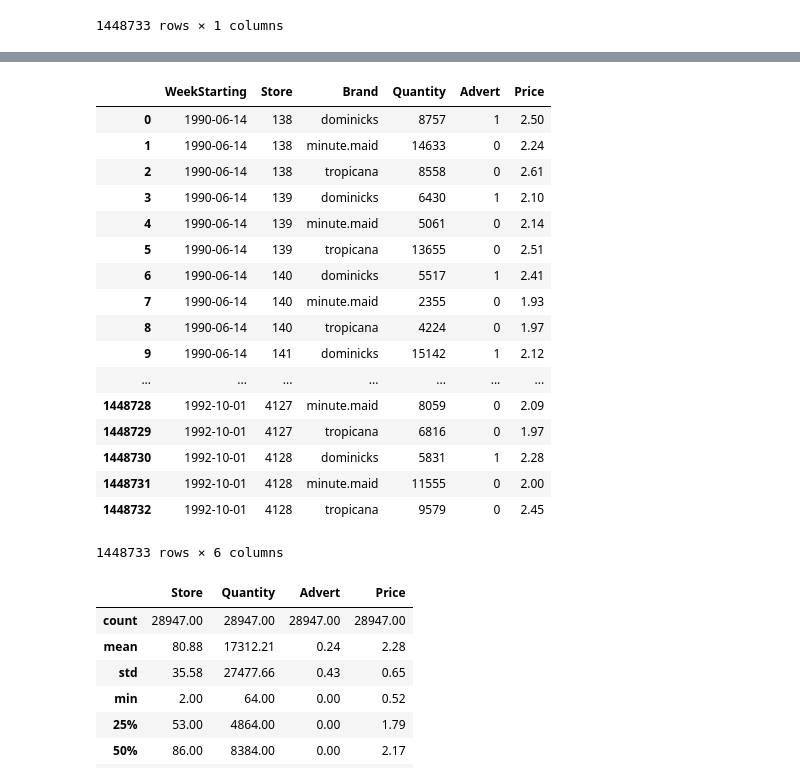
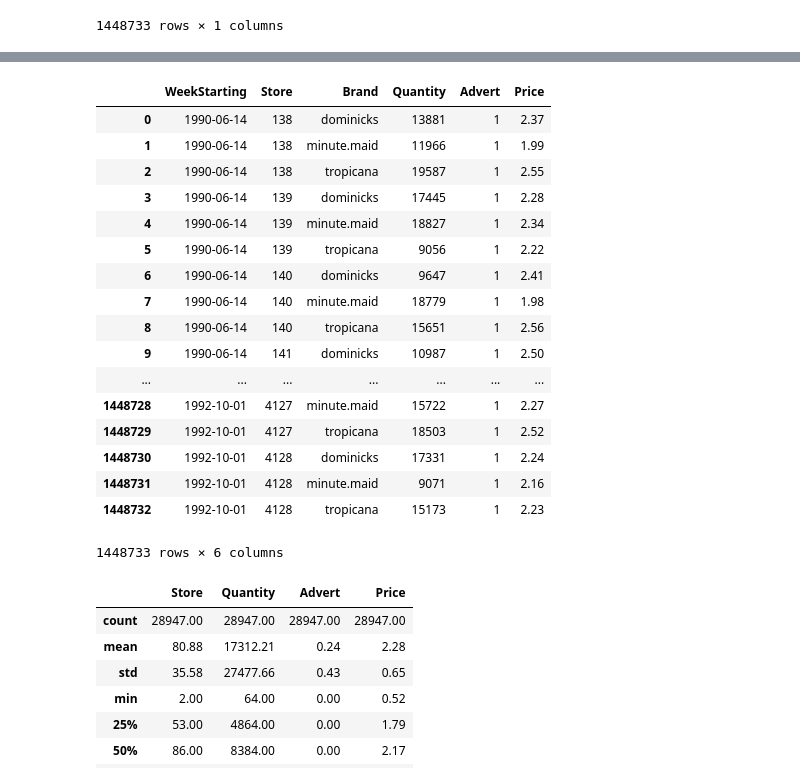
Before and after one commit to microsoft/solution-accelerator-many-models, a Jupyter notebook: 01_Data_Preparation/data-prep-forecasting-orange-juice-sales.ipynb, the cells around one changed output, grey strips where cells are left out. Cells and saved outputs as stored; diff of their text form; code cells hidden in the pictures.

```diff
--- a/01_Data_Preparation/data-prep-forecasting-orange-juice-sales.ipynb
+++ b/01_Data_Preparation/data-prep-forecasting-orange-juice-sales.ipynb
@@ -298,28 +246,27 @@ df_combined = pd.concat([dates_df_all, store_df_final, brands_df_all], axis=1, s
 # %%
-df_combined['Quantity'] = np.random.randint(10000, 20000, df_combined.shape[0])
-df_combined_final = pd.concat([df_combined,advert_df_all], axis=1)
+df_combined['Quantity'] = np.random.randint(9000, 20000, df_combined.shape[0])
+df_combined['Advert'] = np.random.randint(0,2)
 # %%
-import random
-df_combined_final['Price'] = np.random.randint(190, 270, df_combined.shape[0])/100
-df_combined_final
+df_combined['Price'] = np.random.randint(190, 270, df_combined.shape[0])/100
+df_combined
 # %% [output]
 |  | WeekStarting | Store | Brand | Quantity | Advert | Price |
-| 0 | 1990-06-14 | 138 | dominicks | 8757 | 1 | 2.50 |
-| 1 | 1990-06-14 | 138 | minute.maid | 14633 | 0 | 2.24 |
-| 2 | 1990-06-14 | 138 | tropicana | 8558 | 0 | 2.61 |
-| 3 | 1990-06-14 | 139 | dominicks | 6430 | 1 | 2.10 |
-| 4 | 1990-06-14 | 139 | minute.maid | 5061 | 0 | 2.14 |
-| 5 | 1990-06-14 | 139 | tropicana | 13655 | 0 | 2.51 |
-| 6 | 1990-06-14 | 140 | dominicks | 5517 | 1 | 2.41 |
-| 7 | 1990-06-14 | 140 | minute.maid | 2355 | 0 | 1.93 |
-| 8 | 1990-06-14 | 140 | tropicana | 4224 | 0 | 1.97 |
-| 9 | 1990-06-14 | 141 | dominicks | 15142 | 1 | 2.12 |
+| 0 | 1990-06-14 | 138 | dominicks | 13881 | 1 | 2.37 |
+| 1 | 1990-06-14 | 138 | minute.maid | 11966 | 1 | 1.99 |
+| 2 | 1990-06-14 | 138 | tropicana | 19587 | 1 | 2.55 |
+| 3 | 1990-06-14 | 139 | dominicks | 17445 | 1 | 2.28 |
+| 4 | 1990-06-14 | 139 | minute.maid | 18827 | 1 | 2.34 |
+| 5 | 1990-06-14 | 139 | tropicana | 9056 | 1 | 2.22 |
+| 6 | 1990-06-14 | 140 | dominicks | 9647 | 1 | 2.41 |
+| 7 | 1990-06-14 | 140 | minute.maid | 18779 | 1 | 1.98 |
+| 8 | 1990-06-14 | 140 | tropicana | 15651 | 1 | 2.56 |
+| 9 | 1990-06-14 | 141 | dominicks | 10987 | 1 | 2.50 |
 | ... | ... | ... | ... | ... | ... | ... |
-| 1448728 | 1992-10-01 | 4127 | minute.maid | 8059 | 0 | 2.09 |
-| 1448729 | 1992-10-01 | 4127 | tropicana | 6816 | 0 | 1.97 |
-| 1448730 | 1992-10-01 | 4128 | dominicks | 5831 | 1 | 2.28 |
-| 1448731 | 1992-10-01 | 4128 | minute.maid | 11555 | 0 | 2.00 |
-| 1448732 | 1992-10-01 | 4128 | tropicana | 9579 | 0 | 2.45 |
+| 1448728 | 1992-10-01 | 4127 | minute.maid | 15722 | 1 | 2.27 |
+| 1448729 | 1992-10-01 | 4127 | tropicana | 18503 | 1 | 2.52 |
+| 1448730 | 1992-10-01 | 4128 | dominicks | 17331 | 1 | 2.24 |
+| 1448731 | 1992-10-01 | 4128 | minute.maid | 9071 | 1 | 2.16 |
+| 1448732 | 1992-10-01 | 4128 | tropicana | 15173 | 1 | 2.23 |
 1448733 rows × 6 columns
 # %%
 data_filtered = data[['WeekStarting', 'Store', 'Brand', 'Quantity','Advert', 'Price']]
```
Also changed, not shown: parts of 16 cells of this notebook.
